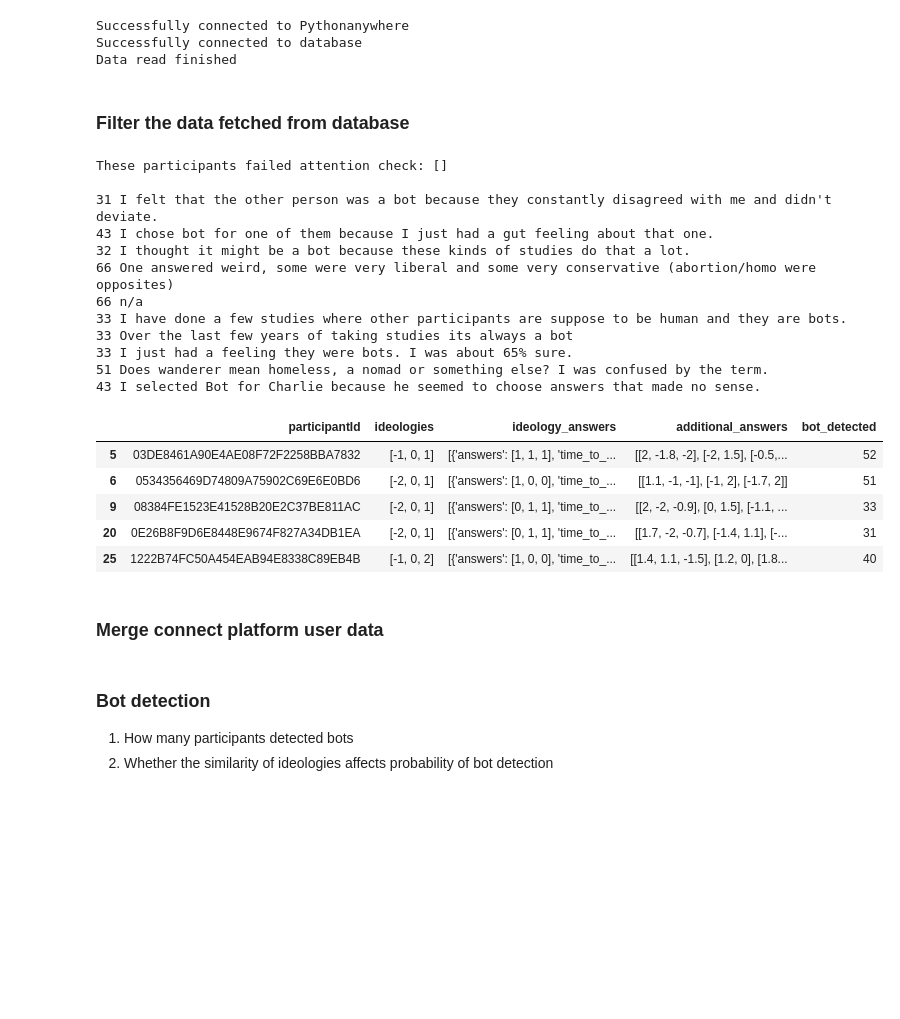
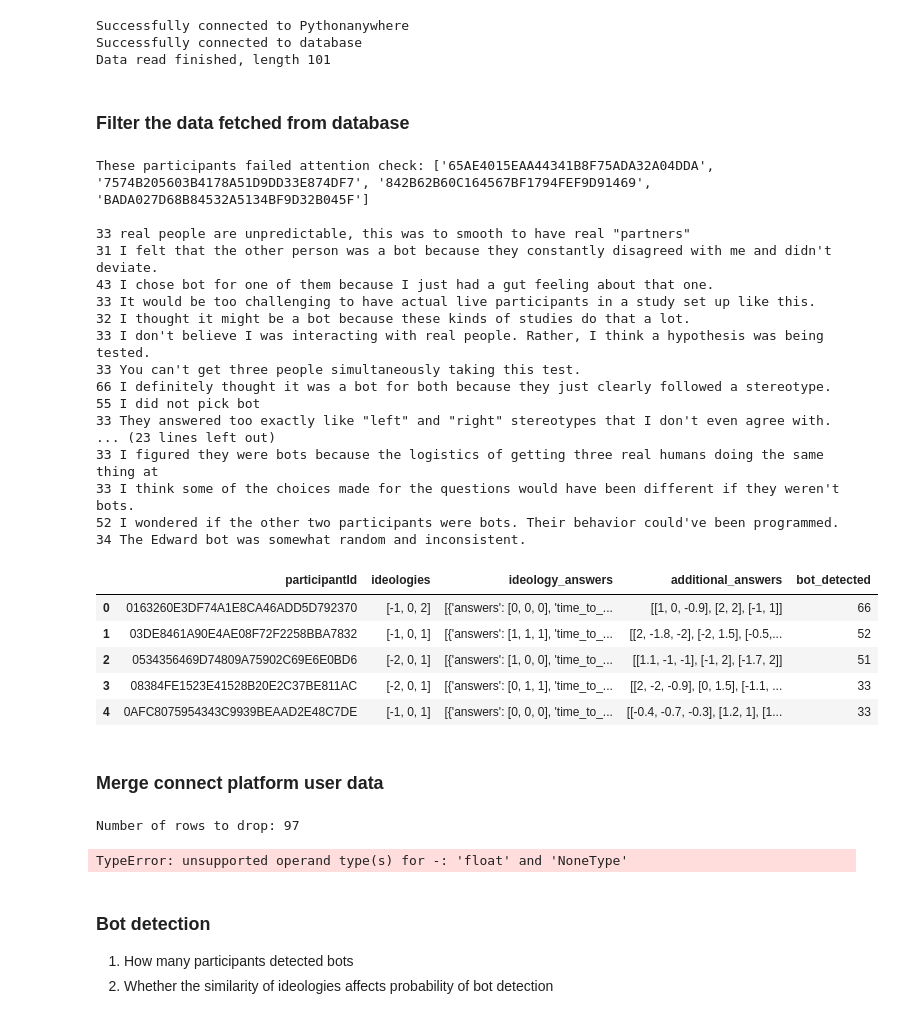
Before and after one commit to yindeqiang/Online-Politicization-Experiment-Website, a Jupyter notebook: data_analysis/pilot_1_previous.ipynb, the cells around one changed output. Saved outputs shown, nothing was run; the diff lists cells and outputs as text; code cells hidden in the pictures; blank space fills up the shorter version.

```diff
--- a/data_analysis/pilot_1_previous.ipynb
+++ b/data_analysis/pilot_1_previous.ipynb
@@ -28,9 +28,9 @@ with sshtunnel.SSHTunnelForwarder(
 
     try:
         cursor = connection.cursor()
-        query = "SELECT * FROM pilot_1;"  # Replace 'your_table_name' with the actual table name
+        query = "SELECT * FROM pilot_1 where submit_time >= '2023-09-01';"  # Replace 'your_table_name' with the actual table name
         df = pd.read_sql(query, connection)
-        print("Data read finished")
+        print(f"Data read finished, length {len(df)}")
     except Exception as e:
         print("Error:", e)
 
@@ -41,53 +41,56 @@ with sshtunnel.SSHTunnelForwarder(
 # %% [output]
 Successfully connected to Pythonanywhere
 Successfully connected to database
-Data read finished
+Data read finished, length 101
 # %% [markdown]
 ### Filter the data fetched from database
 # %%
-experiment_date = '2023-09-03'
-df = df[df['submit_time'] >= experiment_date]
 df['bot_detected'] = df['bot_detected'].astype(int)
 df['ideology_answers'] = df['ideology_answers'].apply(literal_eval)
 df['additional_answers'] = df['additional_answers'].apply(literal_eval)
 
 # attention check
 df_attention_check_failed = df[df['attention_passed'] == 0]
 print("These participants failed attention check:", df_attention_check_failed['participantId'].tolist(), "\n")
 df = df[df['attention_passed'] == 1]
 
 # reason
 selected_reason_wrap = df[(df['reason'] != '') & (df['reason'] != 'None') & (df['reason'] != 'none') & (df['bot_detected'] > 0)]
 for _, row in selected_reason_wrap.iterrows():
     print(int(row['bot_detected']), row['reason'])
 
 # drop columns
 columns_to_drop = ['assignmentId', 'projectId', 'attention_passed', 'total_time', 'submit_time', 'reason', 'identity_choices']
 df.drop(columns_to_drop, axis=1, inplace=True)
 df.head()
 # %% [output]
-These participants failed attention check: []
+These participants failed attention check: ['65AE4015EAA44341B8F75ADA32A04DDA', '7574B205603B4178A51D9DD33E874DF7', '842B62B60C164567BF1794FEF9D91469', 'BADA027D68B84532A5134BF9D32B045F']
 
+33 real people are unpredictable, this was to smooth to have real "partners"
 31 I felt that the other person was a bot because they constantly disagreed with me and didn't deviate.
 43 I chose bot for one of them because I just had a gut feeling about that one.
+33 It would be too challenging to have actual live participants in a study set up like this.
 32 I thought it might be a bot because these kinds of studies do that a lot.
-66 One answered weird, some were very liberal and some very conservative (abortion/homo were opposites)
-66 n/a
-33 I have done a few studies where other participants are suppose to be human and they are bots.
-33 Over the last few years of taking studies its always a bot
-33 I just had a feeling they were bots. I was about 65% sure.
-51 Does wanderer mean homeless, a nomad or something else? I was confused by the term.
-43 I selected Bot for Charlie because he seemed to choose answers that made no sense.
+33 I don't believe I was interacting with real people. Rather, I think a hypothesis was being tested.
+33 You can't get three people simultaneously taking this test.
+66 I definitely thought it was a bot for both because they just clearly followed a stereotype.
+55 I did not pick bot
+33 They answered too exactly like "left" and "right" stereotypes that I don't even agree with.
+... (23 lines left out)
+33 I figured they were bots because the logistics of getting three real humans doing the same thing at
+33 I think some of the choices made for the questions would have been different if they weren't bots.
+52 I wondered if the other two participants were bots. Their behavior could've been programmed.
+34 The Edward bot was somewhat random and inconsistent.
 |  | participantId | ideologies | ideology_answers | additional_answers | bot_detected |
-| 5 | 03DE8461A90E4AE08F72F2258BBA7832 | [-1, 0, 1] | [{'answers': [1, 1, 1], 'time_to_... | [[2, -1.8, -2], [-2, 1.5], [-0.5,... | 52 |
-| 6 | 0534356469D74809A75902C69E6E0BD6 | [-2, 0, 1] | [{'answers': [1, 0, 0], 'time_to_... | [[1.1, -1, -1], [-1, 2], [-1.7, 2]] | 51 |
-| 9 | 08384FE1523E41528B20E2C37BE811AC | [-2, 0, 1] | [{'answers': [0, 1, 1], 'time_to_... | [[2, -2, -0.9], [0, 1.5], [-1.1, ... | 33 |
-| 20 | 0E26B8F9D6E8448E9674F827A34DB1EA | [-2, 0, 1] | [{'answers': [0, 1, 1], 'time_to_... | [[1.7, -2, -0.7], [-1.4, 1.1], [-... | 31 |
-| 25 | 1222B74FC50A454EAB94E8338C89EB4B | [-1, 0, 2] | [{'answers': [1, 0, 0], 'time_to_... | [[1.4, 1.1, -1.5], [1.2, 0], [1.8... | 40 |
+| 0 | 0163260E3DF74A1E8CA46ADD5D792370 | [-1, 0, 2] | [{'answers': [0, 0, 0], 'time_to_... | [[1, 0, -0.9], [2, 2], [-1, 1]] | 66 |
+| 1 | 03DE8461A90E4AE08F72F2258BBA7832 | [-1, 0, 1] | [{'answers': [1, 1, 1], 'time_to_... | [[2, -1.8, -2], [-2, 1.5], [-0.5,... | 52 |
+| 2 | 0534356469D74809A75902C69E6E0BD6 | [-2, 0, 1] | [{'answers': [1, 0, 0], 'time_to_... | [[1.1, -1, -1], [-1, 2], [-1.7, 2]] | 51 |
+| 3 | 08384FE1523E41528B20E2C37BE811AC | [-2, 0, 1] | [{'answers': [0, 1, 1], 'time_to_... | [[2, -2, -0.9], [0, 1.5], [-1.1, ... | 33 |
+| 4 | 0AFC8075954343C9939BEAAD2E48C7DE | [-1, 0, 1] | [{'answers': [0, 0, 0], 'time_to_... | [[-0.4, -0.7, -0.3], [1.2, 1], [1... | 33 |
 # %% [markdown]
 ### Merge connect platform user data
 # %%
-connect_data_path = 'connect_data/pilot_1_2.csv'
+connect_data_path = 'data/connect_raw_data/pilot_1.csv'
 connect_df = pd.read_csv(connect_data_path)
 
 connect_ideology_mapping = {
@@ -135,6 +138,9 @@ print(f"rmse of ideology using mapping: {rmse:.3f}")
 columns_to_drop=['connect_ideology', 'ideologies']
 df.drop(columns_to_drop, axis=1, inplace=True)
 df.set_index('participantId', inplace=True)
+# %% [output]
+Number of rows to drop: 97
+TypeError: unsupported operand type(s) for -: 'float' and 'NoneType'
 # %% [markdown]
 ### Bot detection
 1. How many participants detected bots
```
Also changed, not shown: parts of 4 cells of this notebook, 45 other files.
